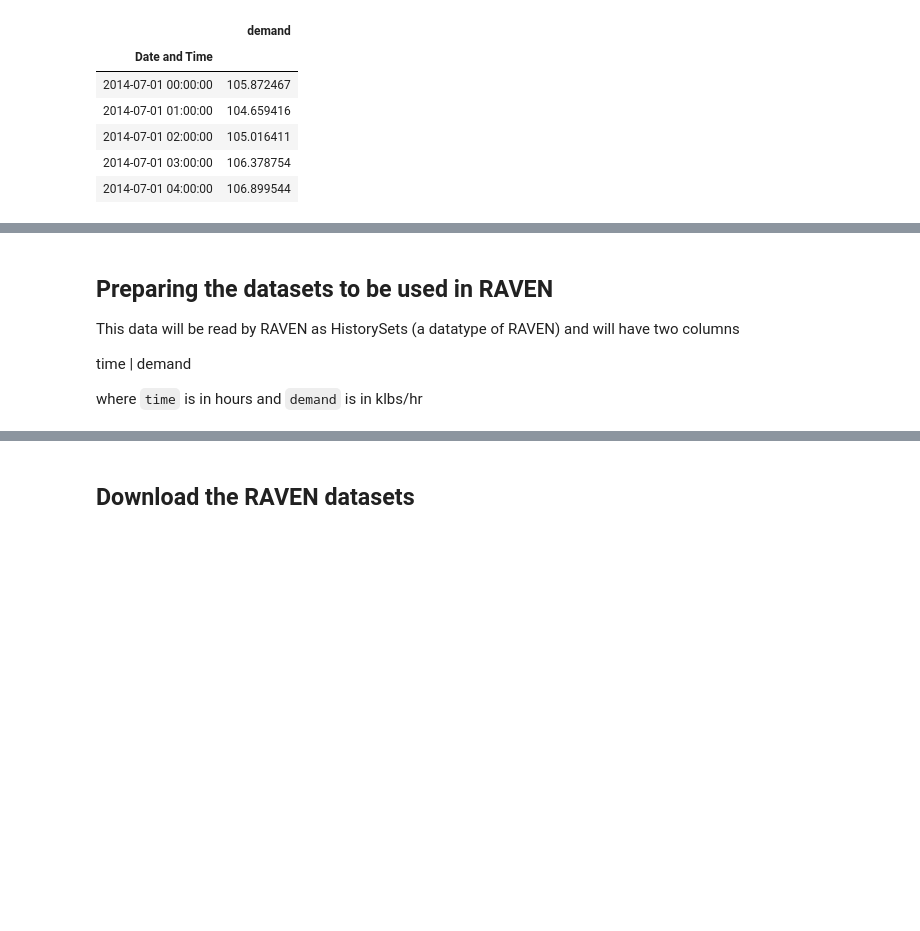
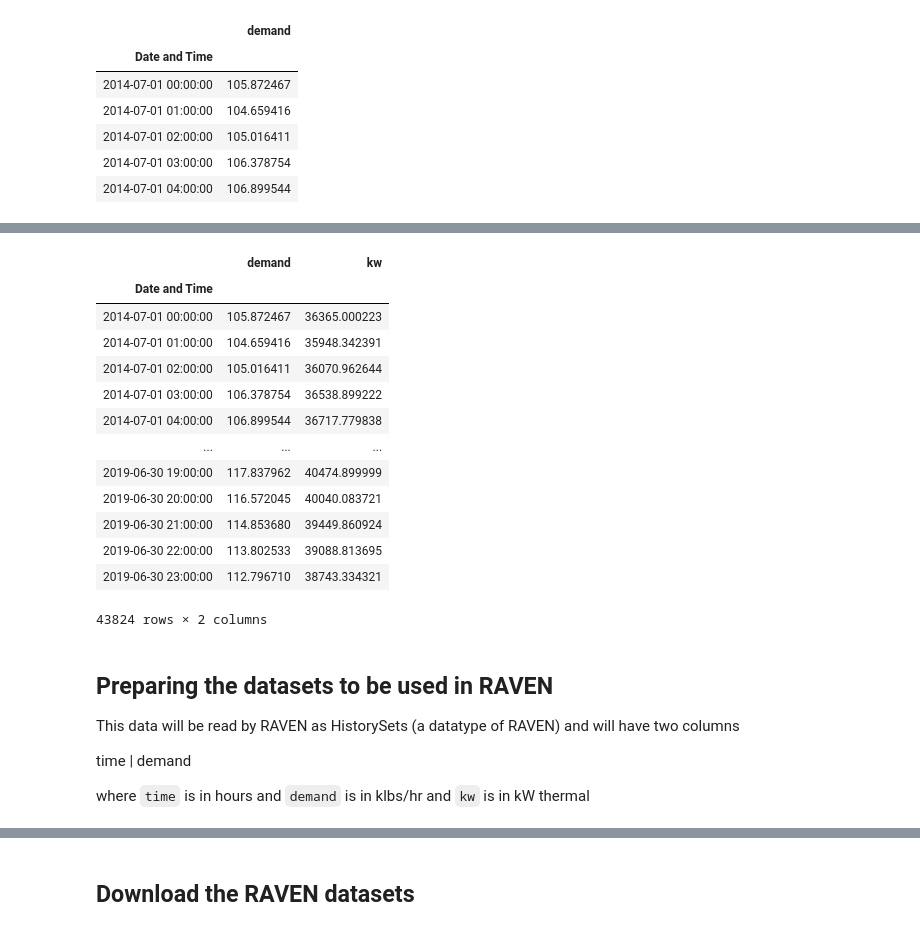
Before and after one commit to arfc/pride, a Jupyter notebook: data_processing/steam_demand.ipynb, the cells around one changed output, grey strips where cells are left out. Saved outputs shown, nothing was run; the diff lists cells and outputs as text; code cells hidden in the pictures; blank space fills up the shorter version.

```diff
--- a/data_processing/steam_demand.ipynb
+++ b/data_processing/steam_demand.ipynb
@@ -62,0 +87,28 @@ all_data.head()
+# %%
+# define conversion function
+cp = 4243.5 # J/kg K
+dT = 179 # deg C
+
+h_in = 196 # BTU/lb
+h_out = 1368 # BTU/lb
+
+# times 0.29307107 to convert from BTU/hr to kilowatts
+to_kwth = lambda mdot: (mdot*(h_out-h_in))*0.29307107
+# %%
+all_data['kw'] = all_data['demand'].apply(to_kwth)
+all_data
+# %% [output]
+|  | demand | kw |
+| Date and Time |  |  |
+| 2014-07-01 00:00:00 | 105.872467 | 36365.000223 |
+| 2014-07-01 01:00:00 | 104.659416 | 35948.342391 |
+| 2014-07-01 02:00:00 | 105.016411 | 36070.962644 |
+| 2014-07-01 03:00:00 | 106.378754 | 36538.899222 |
+| 2014-07-01 04:00:00 | 106.899544 | 36717.779838 |
+| ... | ... | ... |
+| 2019-06-30 19:00:00 | 117.837962 | 40474.899999 |
+| 2019-06-30 20:00:00 | 116.572045 | 40040.083721 |
+| 2019-06-30 21:00:00 | 114.853680 | 39449.860924 |
+| 2019-06-30 22:00:00 | 113.802533 | 39088.813695 |
+| 2019-06-30 23:00:00 | 112.796710 | 38743.334321 |
+43824 rows × 2 columns
@@ -74,7 +126,7 @@ This data will be read by RAVEN as HistorySets (a datatype of RAVEN) and will ha
 
 time | demand
 
-where ``time`` is in hours and ``demand`` is in klbs/hr
+where ``time`` is in hours and ``demand`` is in klbs/hr and ``kw`` is in kW thermal
 # %%
 %%capture
 steam_data15.reset_index(inplace=True)
```
Also changed, not shown: parts of 21 cells of this notebook.
